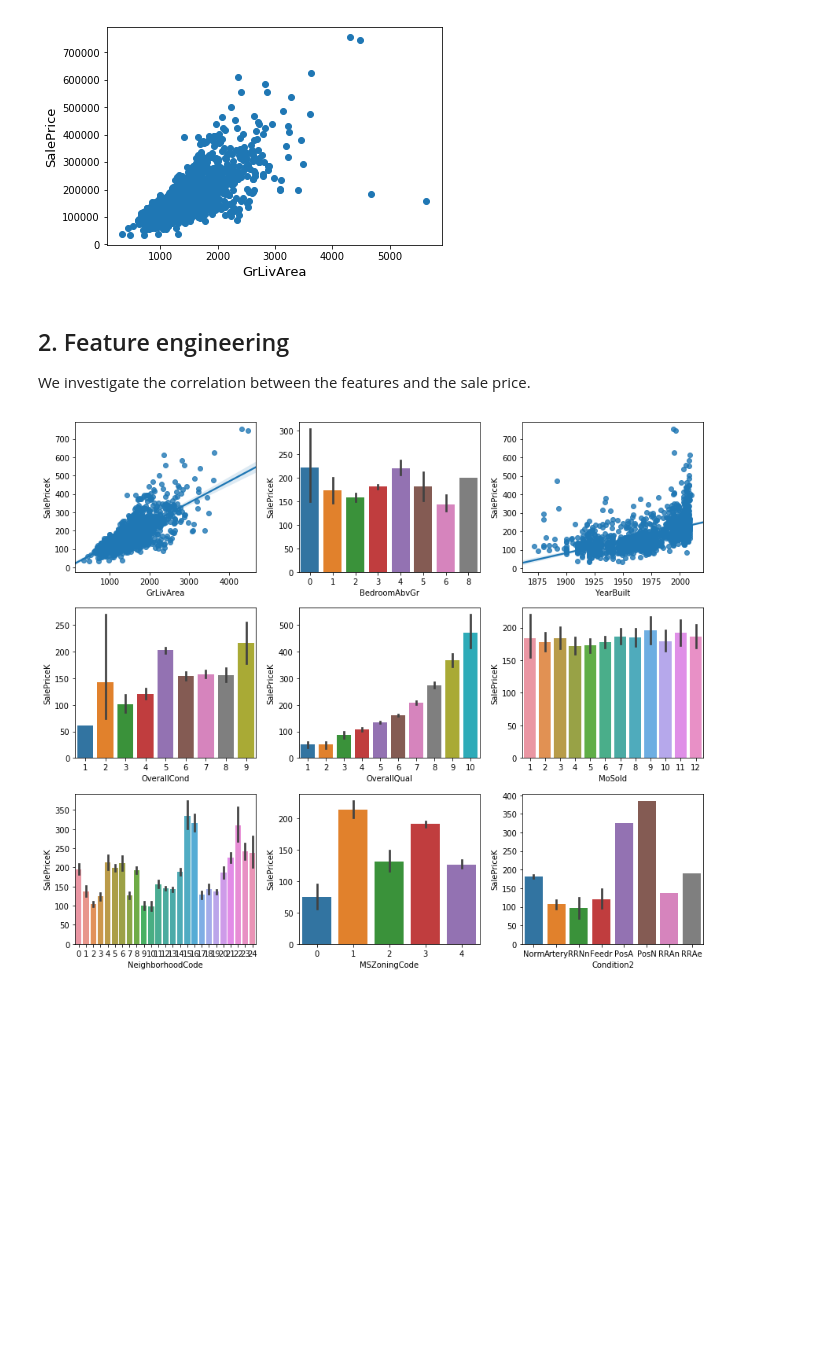
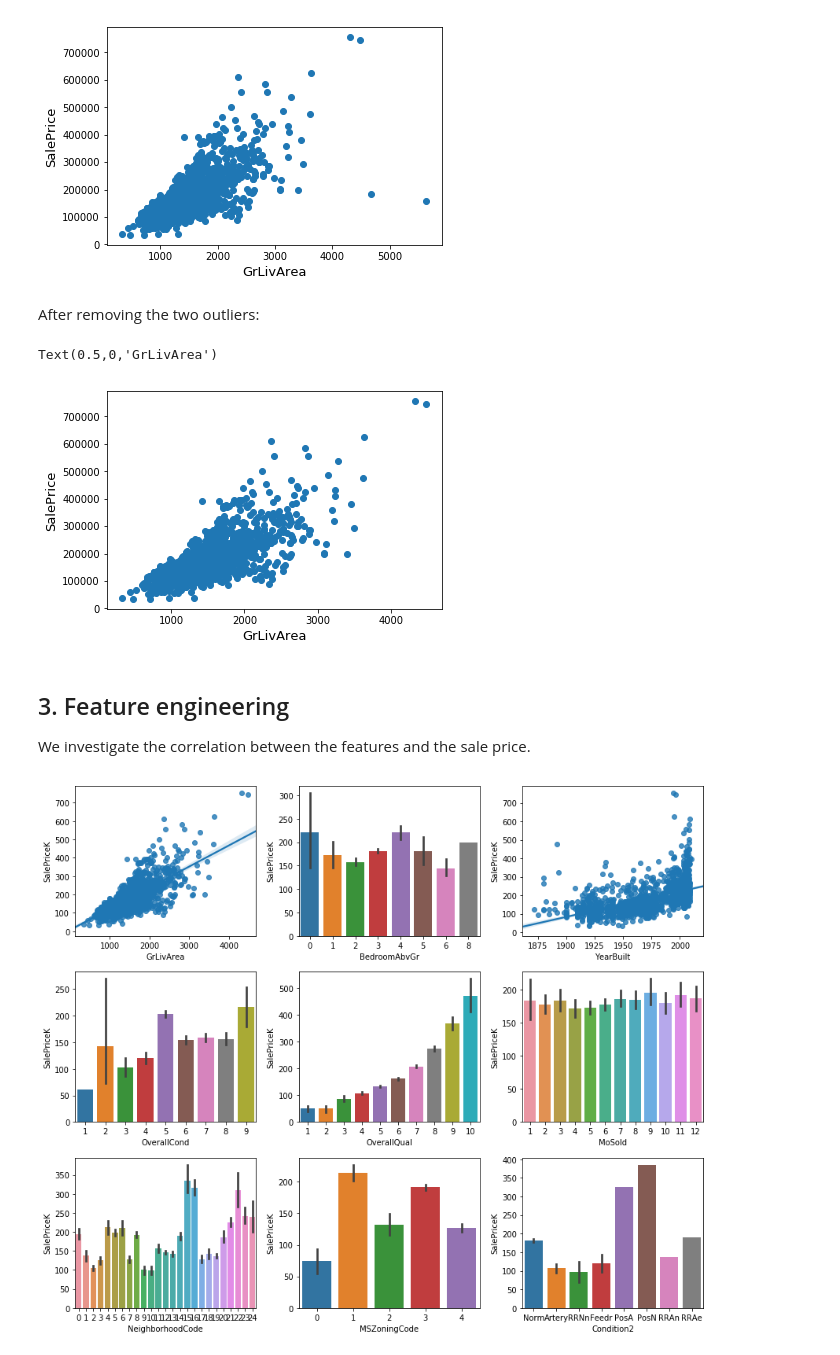
Before and after one commit to hamedrazavi/house_price_prediction_kaggle, a Jupyter notebook: house_prices_prediction_kaggle.ipynb, the cells around one changed output. Drawn from its saved outputs; the diff is of its cells as text; code cells hidden in the pictures; blank space fills up the shorter version.

```diff
--- a/house_prices_prediction_kaggle.ipynb
+++ b/house_prices_prediction_kaggle.ipynb
@@ -226,6 +234,16 @@ trData = trData.drop(trData[(trData['GrLivArea']>4000) & (trData['SalePrice']<30
 combinedData = pd.concat(objs = [trData, testData], axis = 0).reset_index(drop = True)
+# %% [markdown]
+After removing the two outliers:
+# %%
+fig, ax = plt.subplots()
+ax.scatter(x = trData['GrLivArea'], y = trData['SalePrice'])
+plt.ylabel('SalePrice', fontsize=13)
+plt.xlabel('GrLivArea', fontsize=13)
+# %% [output]
+Text(0.5,0,'GrLivArea')
+[figure, added]
 # %% [markdown]
-## 2. Feature engineering
+## 3. Feature engineering
 We investigate the correlation between the features and the sale price.
 # %%
 f, ax = plt.subplots(3, 3, figsize = (12, 10))
```
Also changed, not shown: parts of 15 cells of this notebook.
